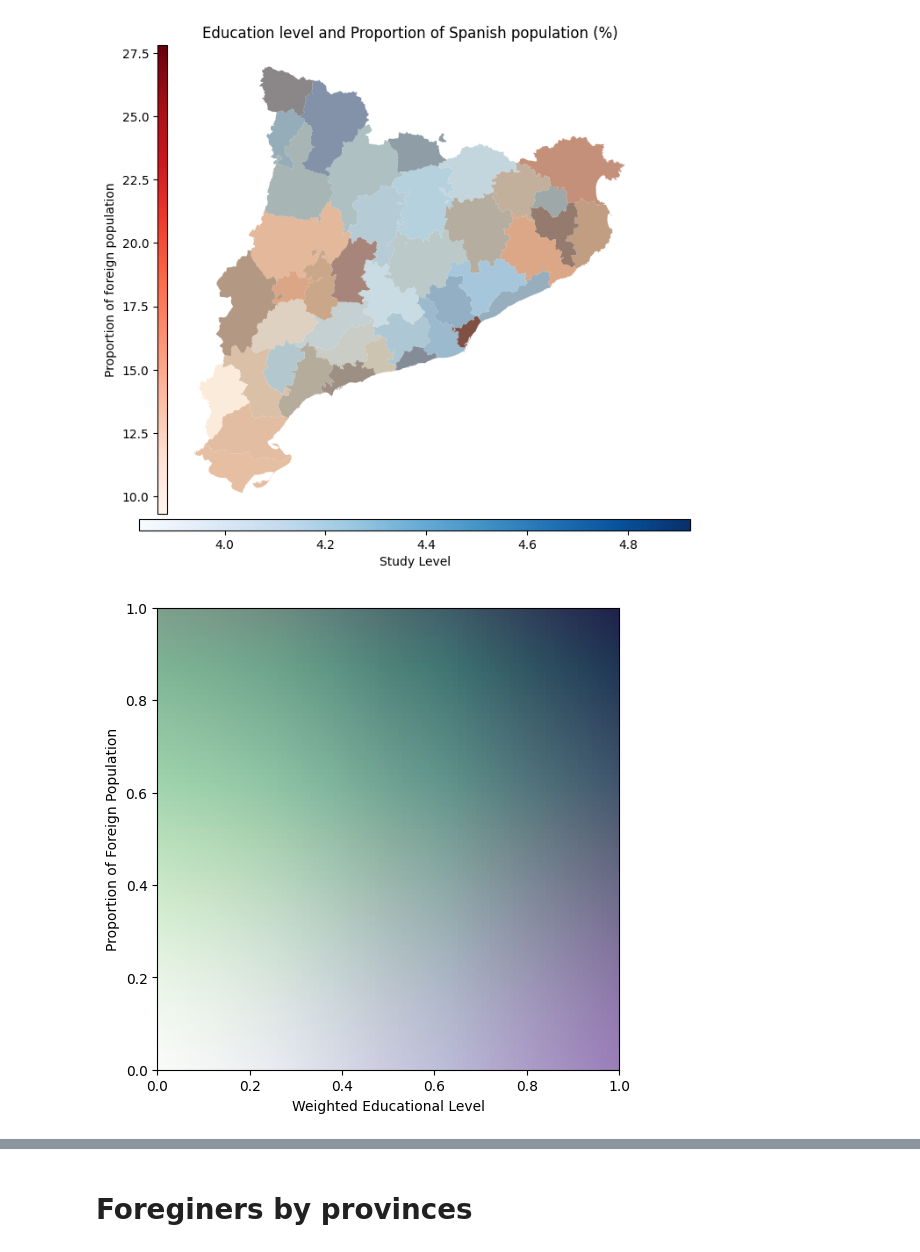
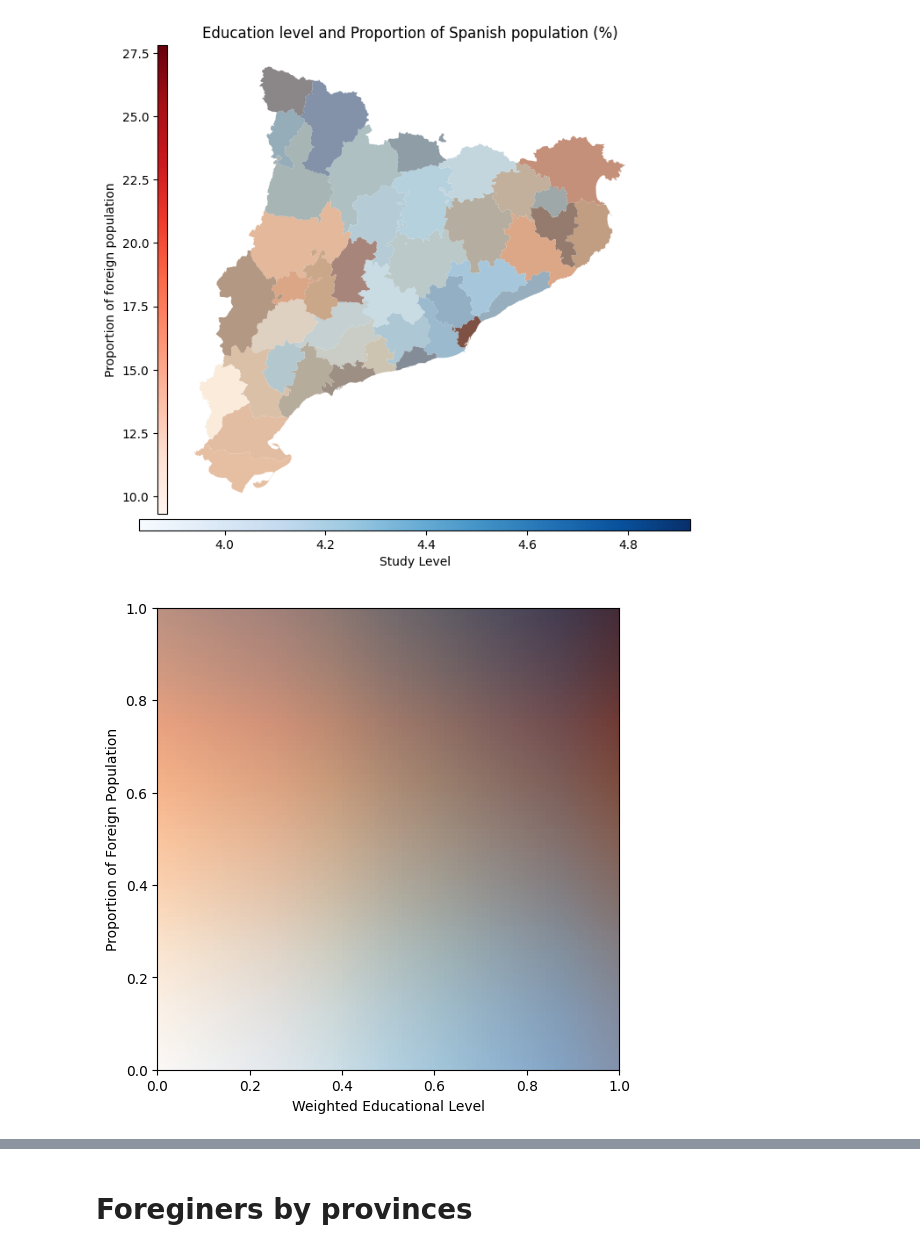
Before and after one commit to JuanCastillo29/A.V._Data, a Jupyter notebook: study_level.ipynb, the cells around one changed output, grey strips where cells are left out. Saved outputs shown, nothing was run; the diff lists cells and outputs as text; code cells hidden in the pictures.

```diff
--- a/study_level.ipynb
+++ b/study_level.ipynb
@@ -43,8 +44,8 @@ communities_to_keep = ["Alt Camp", "Alt Empordà", "Alt Penedès", "Alt Urgell",
 # Filter the data
 comarca_2021 = comarca_2021[comarca_2021["community"].isin(communities_to_keep)]
 # Convert numeric columns to appropriate data types
-numeric_columns_nationality = comarca_2021.columns[2:]  # Assuming the first two columns are non-numeric
-comarca_2021[numeric_columns_nationality] = comarca_2021[numeric_columns_nationality].apply(pd.to_numeric, errors='coerce')
+numeric_columns_municipi = comarca_2021.columns[2:]  # Assuming the first two columns are non-numeric
+comarca_2021[numeric_columns_municipi] = comarca_2021[numeric_columns_municipi].apply(pd.to_numeric, errors='coerce')
 # 重みの設定
 weights = {
     "Partially completed primary education": 1,
@@ -62,16 +63,18 @@ key_average = "WeightedEducationalLevel"
 levels = list(weights.keys())
 for key, coma in comarca_2021.iterrows():
     avg = 0
+    entropy = 0
     for weight in weights:
         # print(coma[weight])
         avg += coma[weight] * weights[weight]
+        entropy += coma[weight] * np.log(coma[weight]/coma["Total"])
     comarca_2021.at[key, key_average] = avg/coma["Total"]
+    comarca_2021.at[key, "Entropy"] = -entropy
 # comarca_2021.head()
 # Normalize the WeightedEducationalLevel
 # comarca_2021['WeightedEducationalLevel'] = (comarca_2021['WeightedEducationalLevel']-comarca_2021['WeightedEducationalLevel'].min())/comarca_2021['WeightedEducationalLevel'].max()
 catalunya_comarcas_map = catalunya_comarcas.sort_values(by='nom_comar')
 catalunya_comarcas_map = catalunya_comarcas_map.merge(comarca_2021, left_on='nom_comar', right_on='community', how='left')
-catalunya_comarcas_map = catalunya_comarcas_map.merge(nationality_2021, left_on='nom_comar', right_on='community', how='left')
 
 nationality_2021 = pd.read_csv("./nationality_comarca.csv", skiprows=9, encoding='utf-8')
 nationality_2021.rename(columns={"Unnamed: 0": "community"}, inplace=True)
@@ -79,8 +82,9 @@ nationality_2021.rename(columns={"Unnamed: 0": "community"}, inplace=True)
 # data = data.drop(index=0)
 # data["Municipality of residence"] = data["Municipality of residence"].str.extract(r'(\D+)', expand=False).str.strip()
 # Convert numeric columns to appropriate data types
-numeric_columns_nationality = nationality_2021.columns[1:]  # Assuming the first two columns are non-numeric
-nationality_2021[numeric_columns_nationality] = nationality_2021[numeric_columns_nationality].apply(pd.to_numeric, errors='coerce')
+numeric_columns_municipi = nationality_2021.columns[1:]  # Assuming the first two columns are non-numeric
+nationality_2021[numeric_columns_municipi] = nationality_2021[numeric_columns_municipi].apply(pd.to_numeric, errors='coerce')
+catalunya_comarcas_map = catalunya_comarcas_map.merge(nationality_2021, left_on='nom_comar', right_on='community', how='left')
 # nationality_2021.rename(columns=lambda x: x.replace(" (%)", ""), inplace=True)
 # Normarize
 # nationality_2021["Proportion of foreign population"] = (nationality_2021["Proportion of foreign population"]-nationality_2021["Proportion of foreign population"].min())/nationality_2021["Proportion of foreign population"].max()
@@ -168,8 +197,8 @@ fig.savefig("cataluna_educational_level_and_foreigners_map.png", dpi=400)
 [figure]
 # %%
 # Create a custom colormap for the 2D legend
-cmap_study = plt.cm.Purples
-cmap_foreigner = plt.cm.Greens
+cmap_study = plt.cm.Blues
+cmap_foreigner = plt.cm.Oranges
 
 # Create a figure and axis for the 2D legend
 fig, ax = plt.subplots(figsize=(6, 6))
@@ -180,34 +209,34 @@ y = np.linspace(0, 1, 100)
 X, Y = np.meshgrid(x, y)
 
 # Combine the two colormaps
 Z = np.zeros((100, 100, 4))
 for i in range(100):
     for j in range(100):
         color_study = cmap_study(X[i, j])
         color_foreigner = cmap_foreigner(Y[i, j])
         Z[i, j, :3] = np.array(color_study)[:3]*0.5 + np.array(color_foreigner)[:3]*0.5  # Use RGB from study colormap
         Z[i, j, 3] = 1  # Set alpha to 1
 
         # Z[i, j, 3] = color_foreigner[3]  # Use alpha from foreigner colormap
 
 # Plot the combined colormap
 ax.imshow(Z, extent=[0, 1, 0, 1], origin='lower')
 
 # Add labels and title
 ax.set_xlabel('Weighted Educational Level')
 ax.set_ylabel('Proportion of Foreign Population')
 # ax.set_title('2D Legend for Combined Colormap')
 
 # Create custom patches for the colorbar
 patches = [mpatches.Patch(color=cmap_study(0.5), label='Study Level'),
            mpatches.Patch(color=cmap_foreigner(0.5), label='Foreigner Proportion')]
 
 # Add the legend
 # ax.legend(handles=patches, loc='upper right')
 
 plt.show()
 # %% [output]
-[figure, old version]
+[figure, new version]
 # %%
 catalunya_comarcas_map.head(1)
 # %% [output]
```
Also changed, not shown: parts of 11 cells of this notebook.
